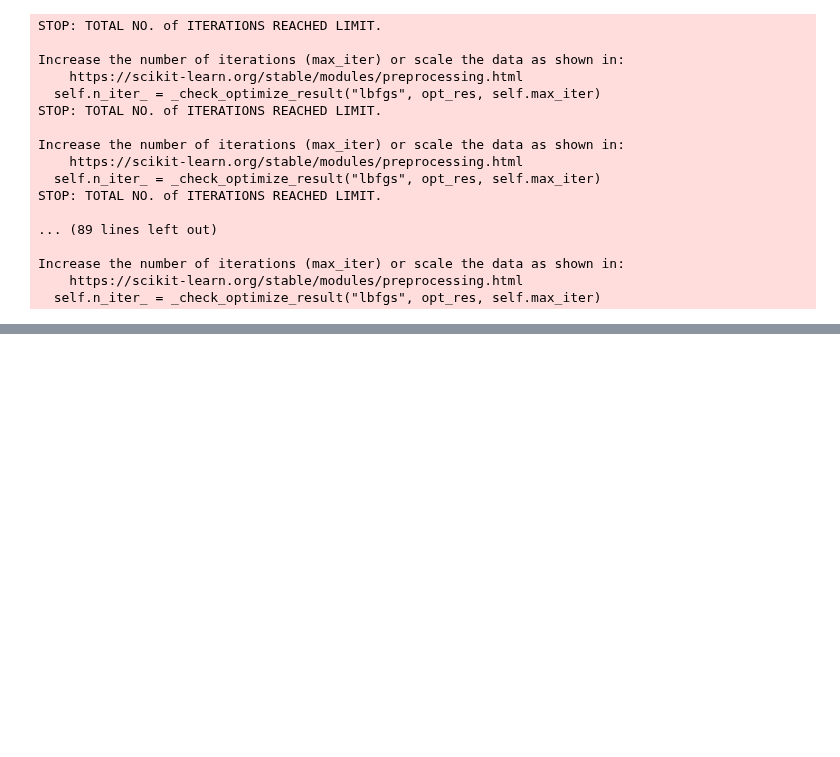
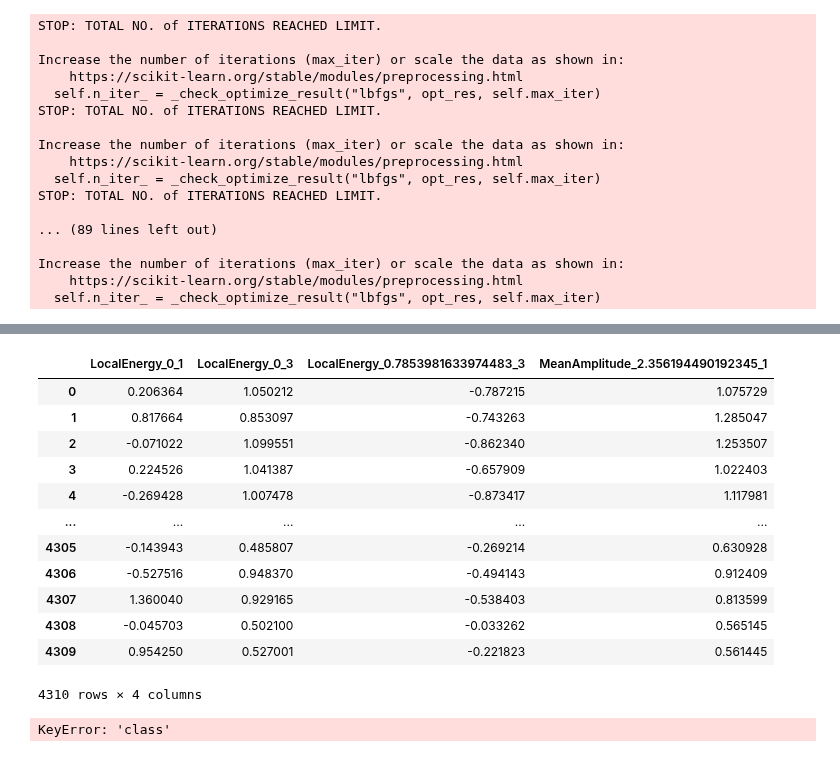
Before and after one commit to Kartik-3-programmer/Machine-Learning, a Jupyter notebook: Aggrregation_of_all_models.ipynb, the cells around one changed output, grey strips where cells are left out. Drawn from its saved outputs; the diff is of its cells as text; code cells hidden in the pictures; blank space fills up the shorter version.

```diff
--- a/Aggrregation_of_all_models.ipynb
+++ b/Aggrregation_of_all_models.ipynb
@@ -558,0 +575,34 @@ dataframe_project
+# %%
+input_project = dataframe_reduced.loc[:, dataframe_reduced.columns[1:5]]
+output_project = dataframe_reduced.loc[:, dataframe_reduced.columns[5]]
+
+input_train, input_test, output_train, output_test = train_test_split(input_project, output_project, test_size=0.3, random_state=42)
+# %% [output]
+|  | LocalEnergy_0_1 | LocalEnergy_0_3 | LocalEnergy_0.7853981633974483_3 | MeanAmplitude_2.356194490192345_1 |
+| 0 | 0.206364 | 1.050212 | -0.787215 | 1.075729 |
+| 1 | 0.817664 | 0.853097 | -0.743263 | 1.285047 |
+| 2 | -0.071022 | 1.099551 | -0.862340 | 1.253507 |
+| 3 | 0.224526 | 1.041387 | -0.657909 | 1.022403 |
+| 4 | -0.269428 | 1.007478 | -0.873417 | 1.117981 |
+| ... | ... | ... | ... | ... |
+| 4305 | -0.143943 | 0.485807 | -0.269214 | 0.630928 |
+| 4306 | -0.527516 | 0.948370 | -0.494143 | 0.912409 |
+| 4307 | 1.360040 | 0.929165 | -0.538403 | 0.813599 |
+| 4308 | -0.045703 | 0.502100 | -0.033262 | 0.565145 |
+| 4309 | 0.954250 | 0.527001 | -0.221823 | 0.561445 |
+4310 rows × 4 columns
+# %%
+def correlation(input, output, threshold):
+    col_corr=set()
+    output_col = 'class'
+    for i in range(len(input.columns)):
+        corr = input[input.columns[i]].corr(output[output_col])[:]
+        if corr < threshold:
+            col_corr.add(dataframe_reduced.columns[i])
+    return col_corr
+
+col=correlation(input_train, output_train, 0.75)
+print('Correlated columns:',col)
+print(len(col))
+# %% [output]
+KeyError: 'class'
```
Also changed, not shown: parts of 10 cells of this notebook.
